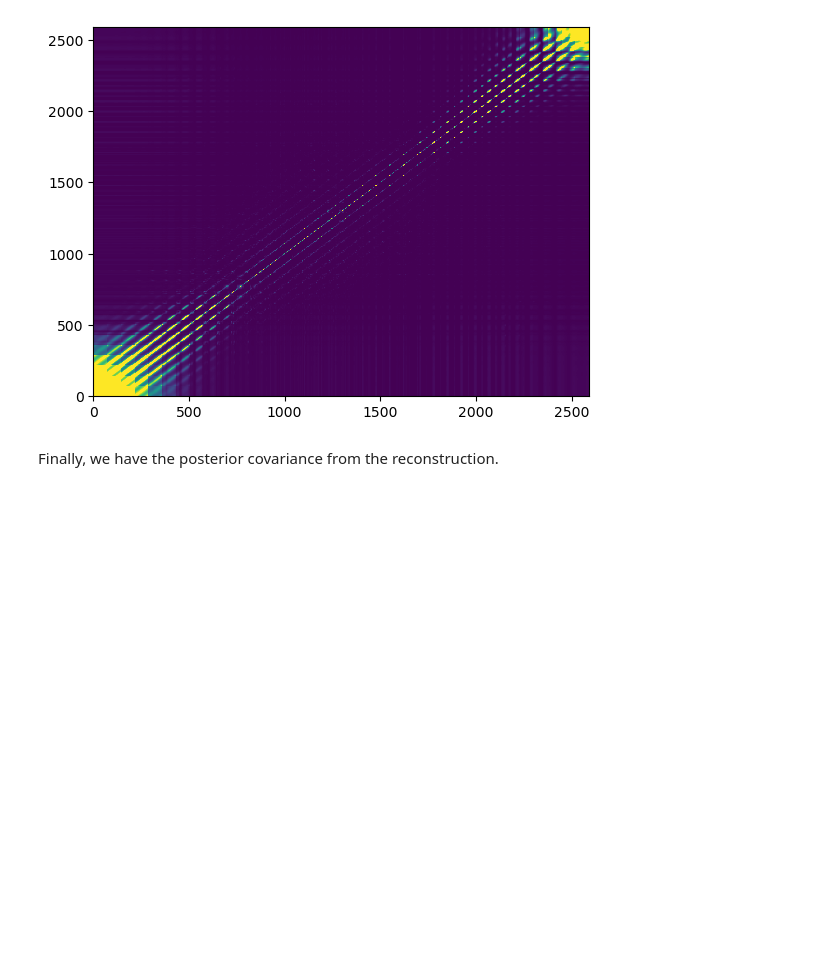
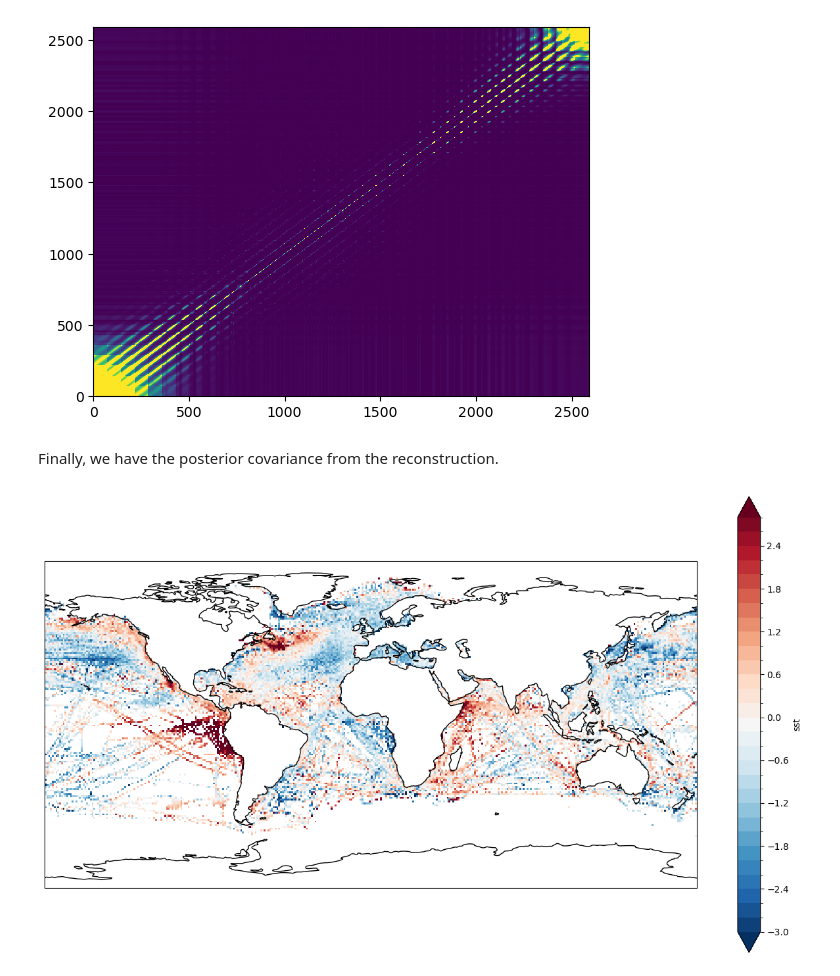
Before and after one commit to jjk-code-otter/open-ocean, a Jupyter notebook: notebooks/interpolation_examples.ipynb, the cells around one changed output. Saved outputs shown, nothing was run; the diff lists cells and outputs as text; code cells hidden in the pictures; blank space fills up the shorter version.

```diff
--- a/notebooks/interpolation_examples.ipynb
+++ b/notebooks/interpolation_examples.ipynb
@@ -129,3 +129,7 @@ plt.pcolormesh(interp.posterior, vmin=0.0, vmax=0.1, cmap='viridis')
 [figure]
 # %% [markdown]
 Finally, we have the posterior covariance from the reconstruction.
+# %%
+grid.plot_map_1x1()
+# %% [output]
+[figure, added]
```
Also changed, not shown: 4 other files.
